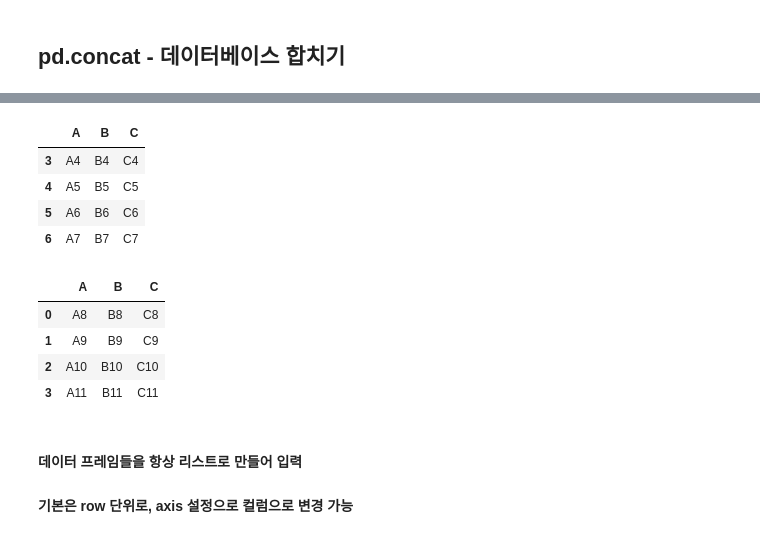
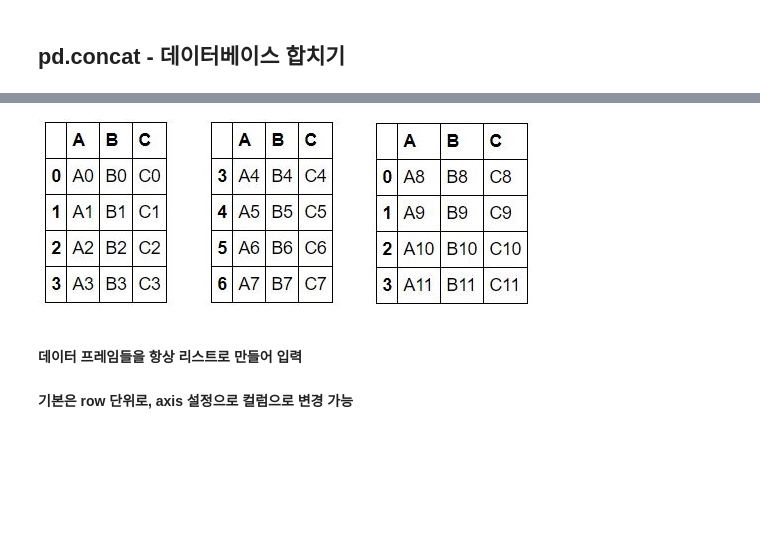
Before and after one commit to yahwang/Data-Processing-With-Pandas-Note, a Jupyter notebook: concat&merge.ipynb, the cells around one changed output, grey strips where cells are left out. Cells and saved outputs as stored; diff of their text form; code cells hidden in the pictures; blank space fills up the shorter version.

```diff
--- a/concat&merge.ipynb
+++ b/concat&merge.ipynb
@@ -17,19 +10,7 @@ df1
-# %%
-df2
-# %% [output]
-|  | A | B | C |
-| 3 | A4 | B4 | C4 |
-| 4 | A5 | B5 | C5 |
-| 5 | A6 | B6 | C6 |
-| 6 | A7 | B7 | C7 |
-# %%
-df3
-# %% [output]
-|  | A | B | C |
-| 0 | A8 | B8 | C8 |
-| 1 | A9 | B9 | C9 |
-| 2 | A10 | B10 | C10 |
-| 3 | A11 | B11 | C11 |
+# %%
+Image.open('df_example.jpg')
+# %% [output]
+[figure, added]
 # %% [markdown]
 #### 데이터 프레임들을 항상 리스트로 만들어 입력
 #### 기본은 row 단위로, axis 설정으로 컬럼으로 변경 가능
```
Also changed, not shown: parts of 6 cells of this notebook, 1 other file.
